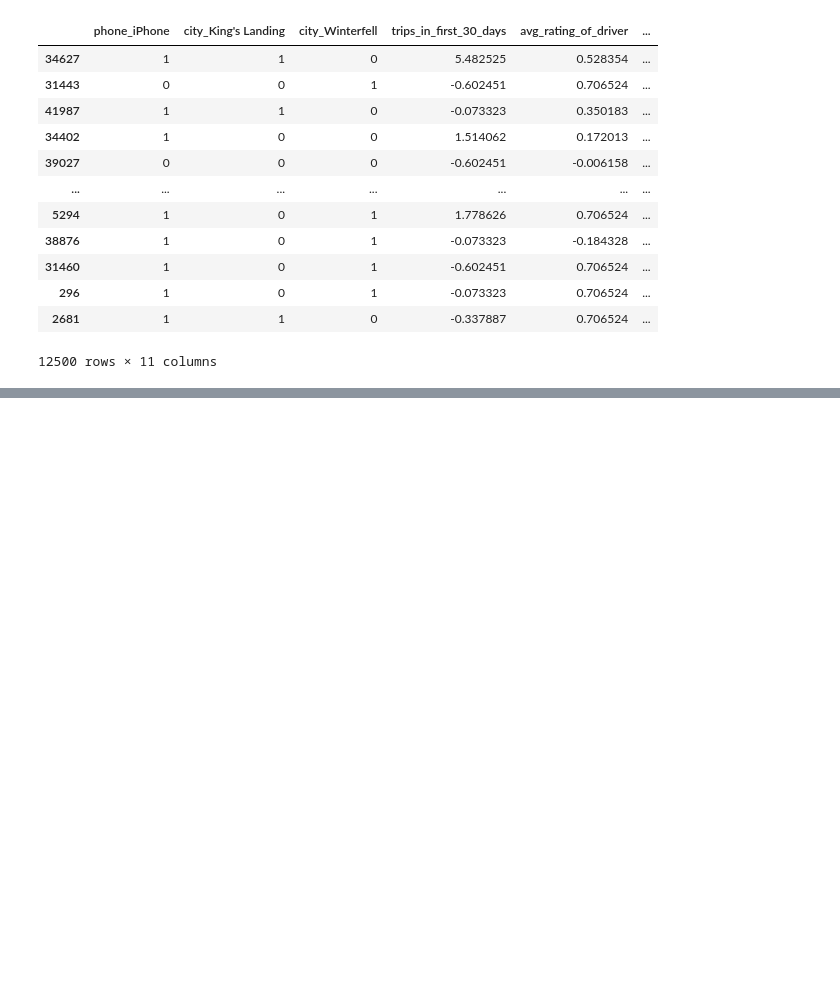
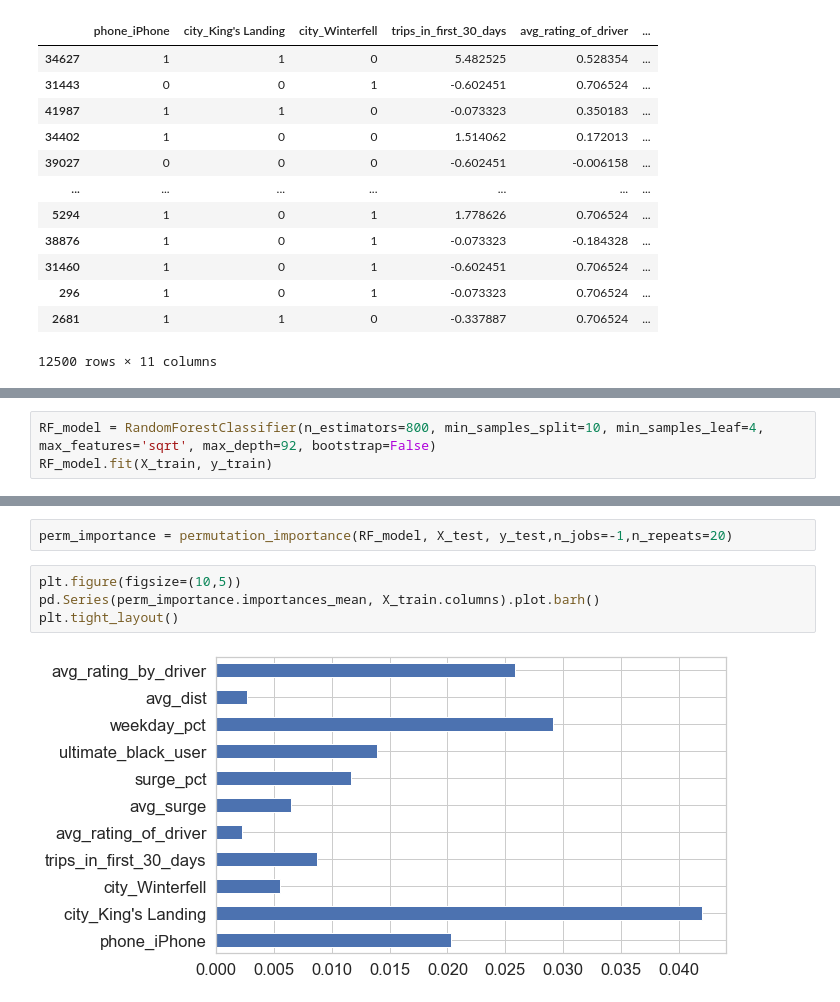
Before and after one commit to mf11y/Data_Sci_Projects, a Jupyter notebook: Take_Home_Challenge/Ultimate_Take_Home Part 3 - Predictive Modeling.ipynb, the cells around one changed output, grey strips where cells are left out. Saved outputs shown, nothing was run; the diff lists cells and outputs as text; blank space fills up the shorter version.

```diff
--- a/Take_Home_Challenge/Ultimate_Take_Home Part 3 - Predictive Modeling.ipynb
+++ b/Take_Home_Challenge/Ultimate_Take_Home Part 3 - Predictive Modeling.ipynb
@@ -232,0 +271,3 @@ plt.tight_layout()
+# %%
+RF_model = RandomForestClassifier(n_estimators=800, min_samples_split=10, min_samples_leaf=4, max_features='sqrt', max_depth=92, bootstrap=False)
+RF_model.fit(X_train, y_train)
@@ -232,0 +329,8 @@ plt.tight_layout()
+# %%
+perm_importance = permutation_importance(RF_model, X_test, y_test,n_jobs=-1,n_repeats=20)
+# %%
+plt.figure(figsize=(10,5))
+pd.Series(perm_importance.importances_mean, X_train.columns).plot.barh()
+plt.tight_layout()
+# %% [output]
+[figure, added]
```
Also changed, not shown: parts of 28 cells of this notebook.
